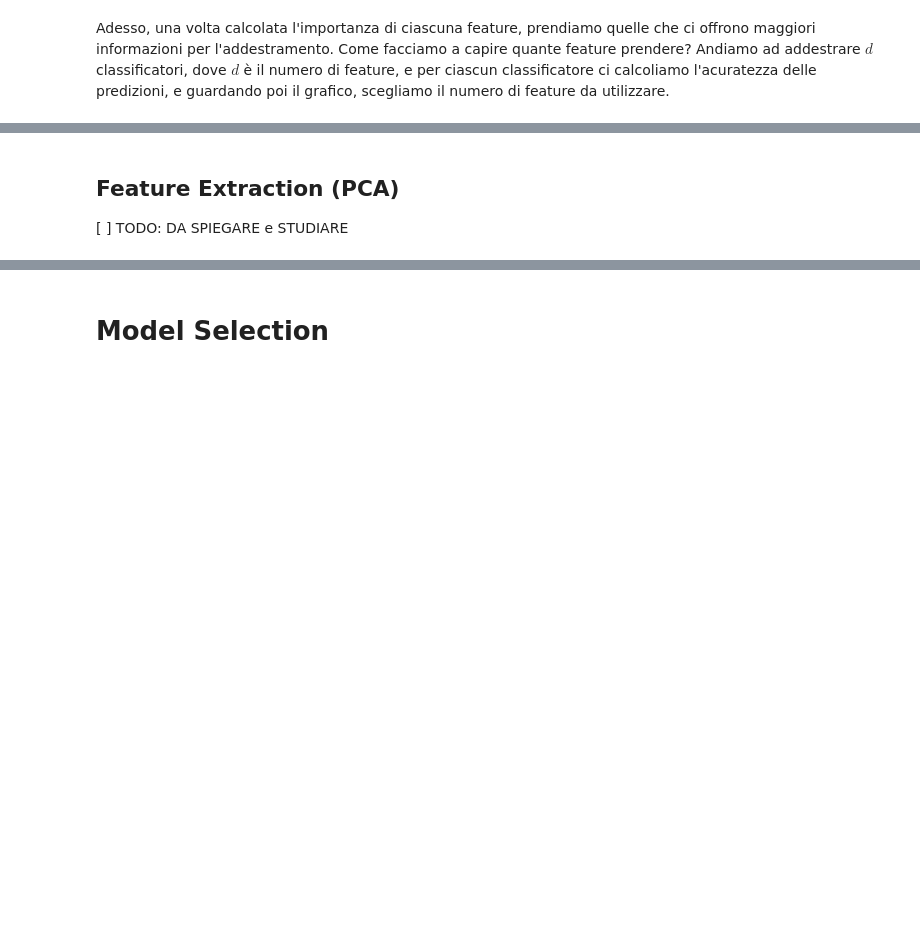
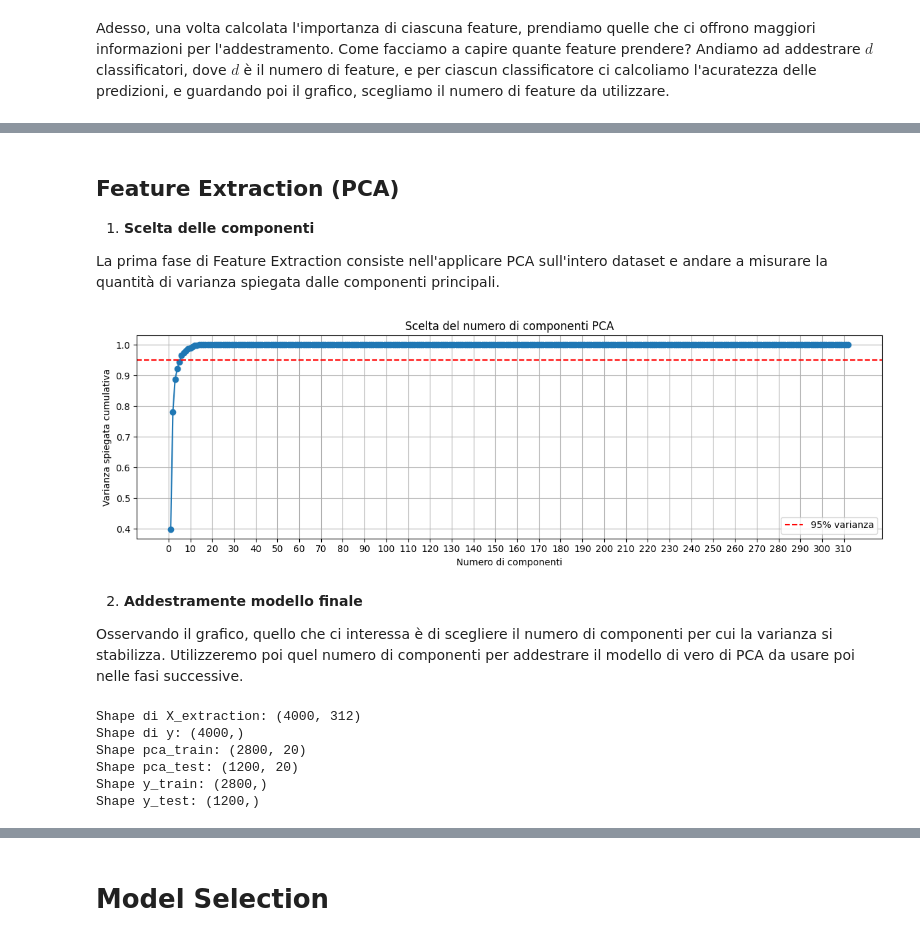
Before and after one commit to IonutZbir/University, a Jupyter notebook: Terzo_Anno/DataMining/esame/riconoscimento_forme_finale.ipynb, the cells around one changed output, grey strips where cells are left out. Saved outputs shown, nothing was run; the diff lists cells and outputs as text; code cells hidden in the pictures; blank space fills up the shorter version.

```diff
--- a/Terzo_Anno/DataMining/esame/riconoscimento_forme_finale.ipynb
+++ b/Terzo_Anno/DataMining/esame/riconoscimento_forme_finale.ipynb
@@ -814,14 +826,40 @@ print(f"Accuracy sul test set usando solo le {top_k} feature più importanti: {a
 # %% [markdown]
 ## Feature Extraction (PCA)
 
-[ ] TODO: DA SPIEGARE e STUDIARE
+1. **Scelta delle componenti**
+
+La prima fase di Feature Extraction consiste nell'applicare PCA sull'intero dataset e andare a misurare la quantità di varianza spiegata dalle componenti principali.
+# %%
+X_extraction = ottieni_features(X, distanze=True, points=True)
+
+pca = PCA(svd_solver="randomized", whiten=True)
+pca.fit(X_extraction)
+
+# Varianza spiegata cumulativa
+varianza_cumulativa = np.cumsum(pca.explained_variance_ratio_)
+
+plt.figure(figsize=(12, 4))
+plt.plot(range(1, len(varianza_cumulativa)+1), varianza_cumulativa, marker='o')
+plt.axhline(y=0.95, color='r', linestyle='--', label='95% varianza')
+plt.xlabel("Numero di componenti")
+plt.ylabel("Varianza spiegata cumulativa")
+plt.title("Scelta del numero di componenti PCA")
+plt.grid(True)
+plt.legend()
+plt.xticks(ticks=np.arange(0, len(varianza_cumulativa) + 1, 10))
+plt.tight_layout()
+plt.show()
+# %% [output]
+[figure, added]
+# %% [markdown]
+2. **Addestramente modello finale**
+
+Osservando il grafico, quello che ci interessa è di scegliere il numero di componenti per cui la varianza si stabilizza. Utilizzeremo poi quel numero di componenti per addestrare il modello di vero di PCA da usare poi nelle fasi successive.
 # %%
-X_extraction = ottieni_features(X, distanze=True, points=True)
-
 print("Shape di X_extraction:", X_extraction.shape)
 print("Shape di y:", y.shape)
 
-n_features = 30
+n_features = 20
 pca = PCA(n_components=n_features, svd_solver="randomized", whiten=True).fit(X_extraction)
 X_train, X_test, y_train_pca, y_test_pca = train_test_split(X_extraction, y, test_size=0.3, random_state=42, stratify=y)
 X_train_pca = pca.transform(X_train)
@@ -831,6 +869,13 @@ print("Shape pca_train:", X_train_pca.shape)
 print("Shape pca_test:", X_test_pca.shape)
 print("Shape y_train:", y_train_pca.shape)
 print("Shape y_test:", y_test_pca.shape)
+# %% [output]
+Shape di X_extraction: (4000, 312)
+Shape di y: (4000,)
+Shape pca_train: (2800, 20)
+Shape pca_test: (1200, 20)
+Shape y_train: (2800,)
+Shape y_test: (1200,)
 # %%
 clf = RandomForestClassifier(random_state=42)
 clf.fit(X_train_pca, y_train_pca)
```
Also changed, not shown: parts of 39 cells of this notebook.
